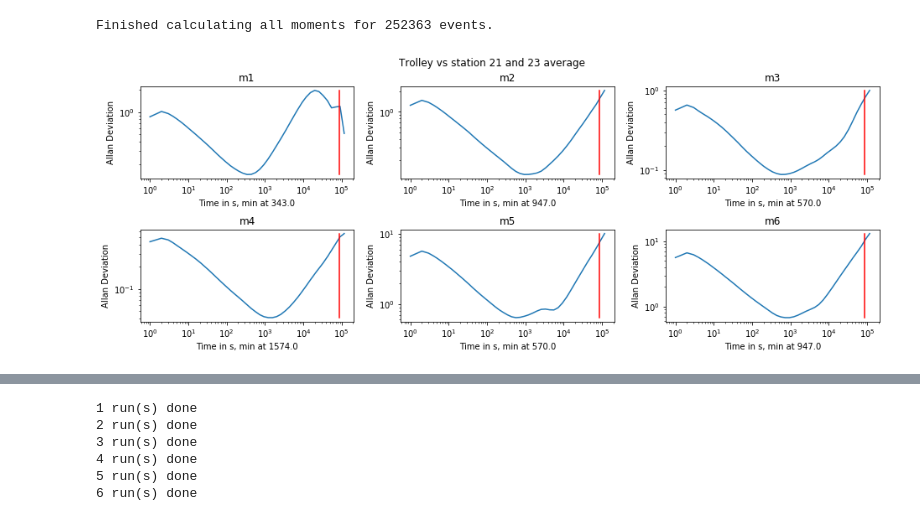
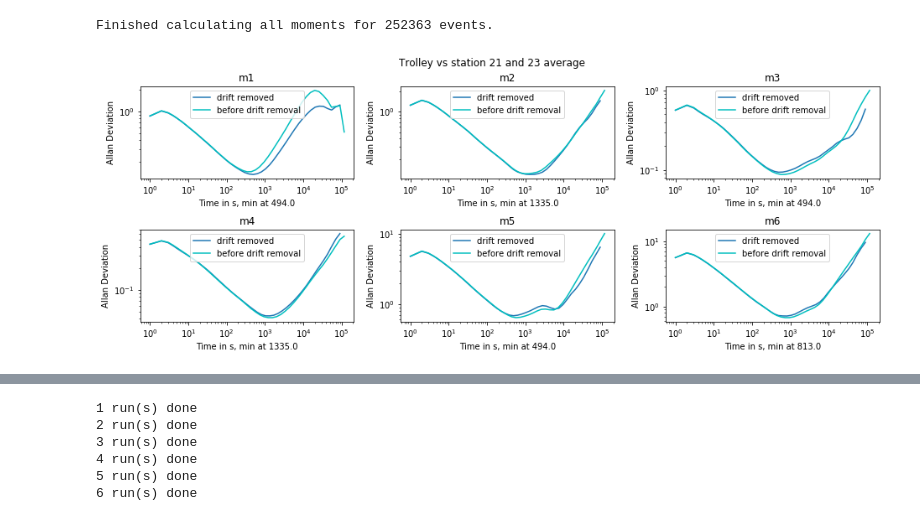
Before and after one commit to aetb/trfp, a Jupyter notebook: Superlong_st21&23avg_vs_trolley_Jonathan.ipynb, the cells around one changed output, grey strips where cells are left out. Saved outputs shown, nothing was run; the diff lists cells and outputs as text; code cells hidden in the pictures.

```diff
--- a/Superlong_st21&23avg_vs_trolley_Jonathan.ipynb
+++ b/Superlong_st21&23avg_vs_trolley_Jonathan.ipynb
@@ -127,5 +236,5 @@ Finished calculating all moments for 252363 events.
 # %%
-#sl_moment_df.head()
-run_start = sl_moment_df.index.values[0]  #I forgot to keep the times on arrays, was still getting used to CST time
+run_start = sl_moment_df.index.values[0] #I forgot to keep the times on arrays, was still getting used to CST time
+sl_moment_df = sl_moment_df.drop(np.arange(run_start, run_start + 61200)) #deleting the drift part
 # %%
 T = sl_moment_df.index.to_numpy()
@@ -200,52 +308,64 @@ adt6m = np.array([min(adt6), max(adt6)])
 fig, axs = plt.subplots(2, 3, constrained_layout=True)
 fig.set_figheight(5)
 fig.set_figwidth(13)
-axs[0,0].plot(tt1, adt1, day, adt1m, 'r')
+axs[0,0].plot(tt1, adt1, label = "drift removed")
+axs[0,0].plot(tb1,adb1, 'c', label ="before drift removal")
 axs[0,0].set_xscale('log')
 axs[0,0].set_yscale('log')
+axs[0,0].legend()
 axs[0,0].set_xlabel("Time in s, min at " + str(avgtt1))
 axs[0,0].set_ylabel("Allan Deviation")
 axs[0,0].set_title('m1')
 
-axs[0,1].plot(tt2,adt2, day, adt2m, 'r')
+axs[0,1].plot(tt2,adt2, label = "drift removed")
+axs[0,1].plot(tb2,adb2, 'c', label ="before drift removal")
 axs[0,1].set_xscale('log')
 axs[0,1].set_yscale('log')
+axs[0,1].legend()
 axs[0,1].set_xlabel("Time in s, min at " + str(avgtt2))
 axs[0,1].set_ylabel("Allan Deviation")
 axs[0,1].set_title('m2')
 
-axs[0,2].plot(tt3,adt3, day, adt3m, 'r')
+axs[0,2].plot(tt3,adt3, label = "drift removed")
+axs[0,2].plot(tb3,adb3, 'c', label ="before drift removal")
 axs[0,2].set_xscale('log')
 axs[0,2].set_yscale('log')
+axs[0,2].legend()
 axs[0,2].set_xlabel("Time in s, min at " + str(avgtt3))
 axs[0,2].set_ylabel("Allan Deviation")
 axs[0,2].set_title('m3')
 
-axs[1,0].plot(tt4,adt4, day, adt4m, 'r')
+axs[1,0].plot(tt4,adt4, label = "drift removed")
+axs[1,0].plot(tb4,adb4, 'c', label ="before drift removal")
 axs[1,0].set_xscale('log')
 axs[1,0].set_yscale('log')
+axs[1,0].legend()
 axs[1,0].set_xlabel("Time in s, min at " + str(avgtt4))
 axs[1,0].set_ylabel("Allan Deviation")
 axs[1,0].set_title('m4')
 
-axs[1,1].plot(tt5,adt5, day, adt5m, 'r')
+axs[1,1].plot(tt5,adt5, label = "drift removed")
+axs[1,1].plot(tb5,adb5, 'c', label ="before drift removal")
 axs[1,1].set_xscale('log')
 axs[1,1].set_yscale('log')
+axs[1,1].legend()
 axs[1,1].set_xlabel("Time in s, min at " + str(avgtt5))
 axs[1,1].set_ylabel("Allan Deviation")
 axs[1,1].set_title('m5')
 
-axs[1,2].plot(tt6,adt6, day, adt6m, 'r')
+axs[1,2].plot(tt6,adt6, label = "drift removed")
+axs[1,2].plot(tb6,adb6, 'c', label ="before drift removal")
 axs[1,2].set_xscale('log')
 axs[1,2].set_yscale('log')
+axs[1,2].legend()
 axs[1,2].set_xlabel("Time in s, min at " + str(avgtt6))
 axs[1,2].set_ylabel("Allan Deviation")
 axs[1,2].set_title('m6')
 fig.suptitle("Trolley vs station 21 and 23 average")
 
 plt.show()
 # %% [output]
-[figure, old version]
+[figure, new version]
 # %%
 #Fitting a line to the unbinned data (Correlation)
 vars1, cov1 = curve_fit(line,trm1_list, sa1)
```
Also changed, not shown: parts of 14 cells of this notebook, 2 other files.
